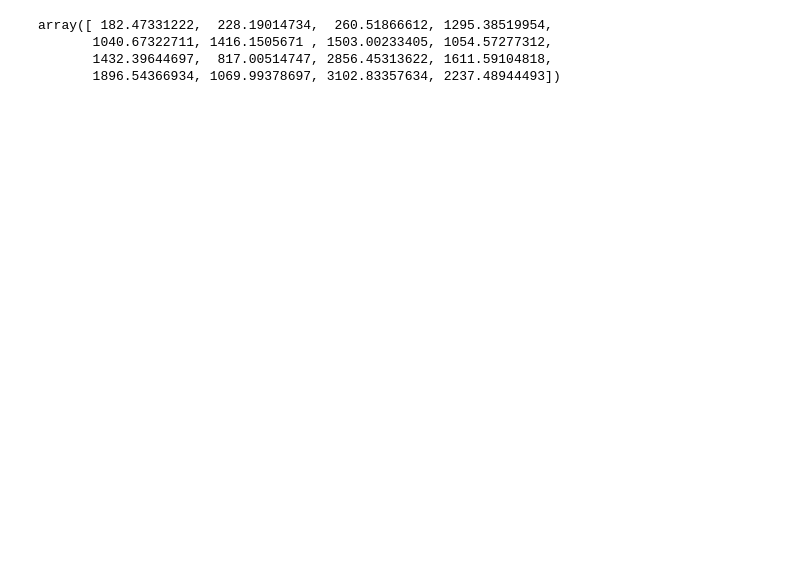
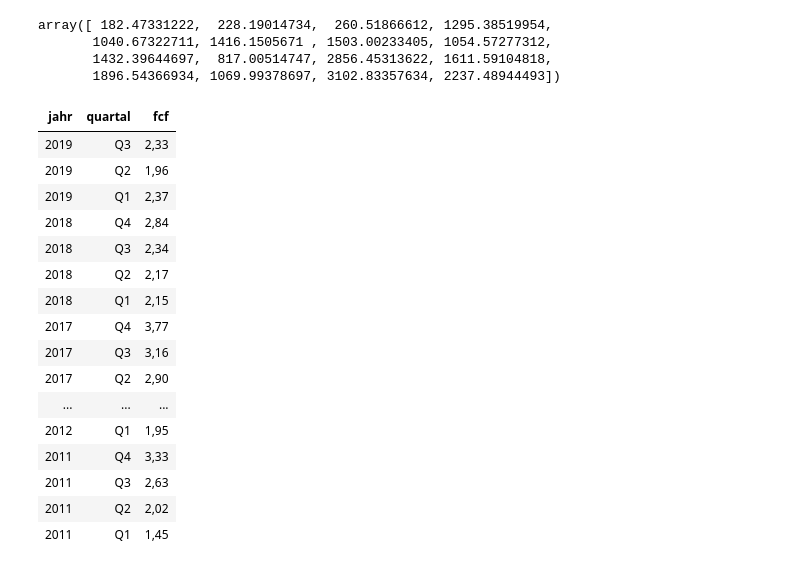
Before and after one commit to UnderTheCraft/sumz, a Jupyter notebook: Notebooks/BR-ARIMA_Forecast_Test.ipynb, the cells around one changed output. Cells and saved outputs as stored; diff of their text form; code cells hidden in the pictures; blank space fills up the shorter version.

```diff
--- a/Notebooks/BR-ARIMA_Forecast_Test.ipynb
+++ b/Notebooks/BR-ARIMA_Forecast_Test.ipynb
@@ -79,3 +99,23 @@ array([ 182.47331222,  228.19014734,  260.51866612, 1295.38519954,
        1040.67322711, 1416.1505671 , 1503.00233405, 1054.57277312,
        1432.39644697,  817.00514747, 2856.45313622, 1611.59104818,
        1896.54366934, 1069.99378697, 3102.83357634, 2237.48944493])
+# %%
+df.style.hide_index()
+# %% [output]
+| jahr | quartal | fcf |
+| 2019 | Q3 | 2,33 |
+| 2019 | Q2 | 1,96 |
+| 2019 | Q1 | 2,37 |
+| 2018 | Q4 | 2,84 |
+| 2018 | Q3 | 2,34 |
+| 2018 | Q2 | 2,17 |
+| 2018 | Q1 | 2,15 |
+| 2017 | Q4 | 3,77 |
+| 2017 | Q3 | 3,16 |
+| 2017 | Q2 | 2,90 |
+| ... | ... | ... |
+| 2012 | Q1 | 1,95 |
+| 2011 | Q4 | 3,33 |
+| 2011 | Q3 | 2,63 |
+| 2011 | Q2 | 2,02 |
+| 2011 | Q1 | 1,45 |
```
Also changed, not shown: parts of 13 cells of this notebook, 9 other files.
